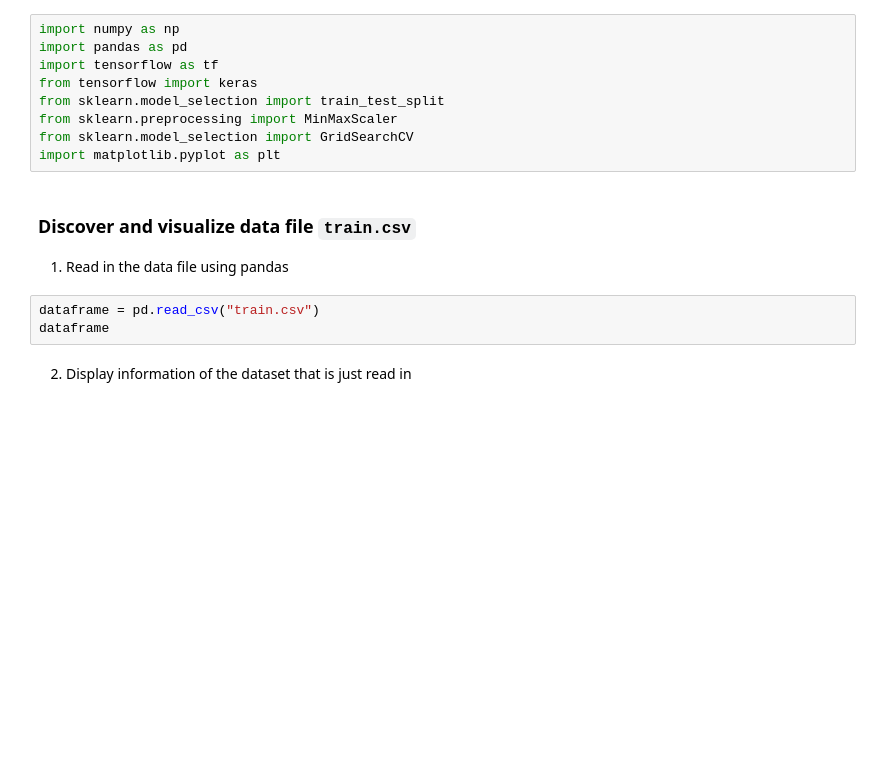
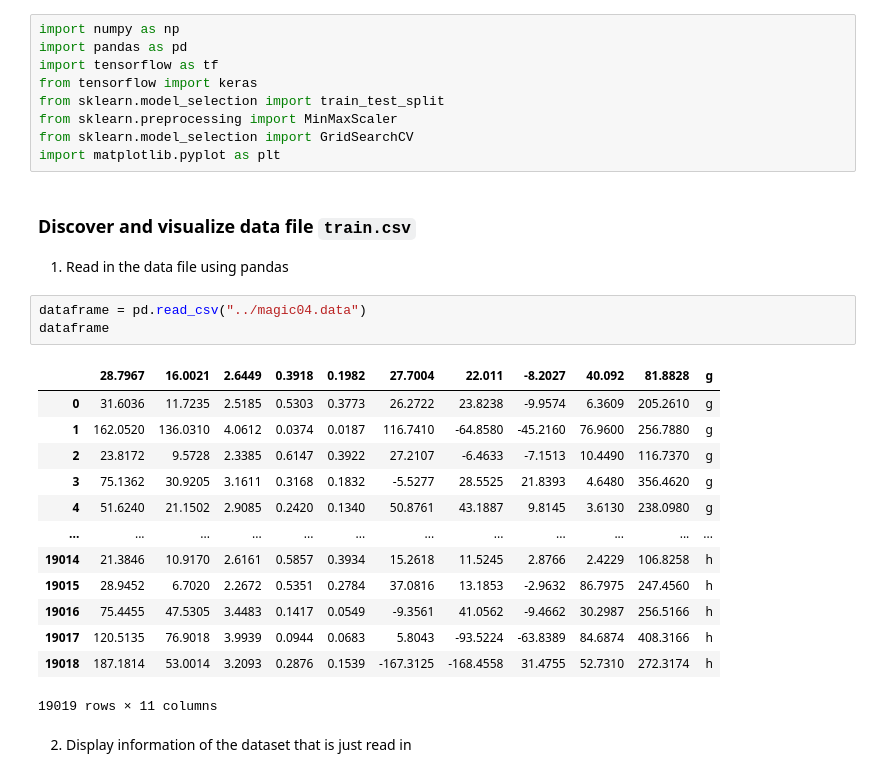
Before and after one commit to vuanhngo14/CSCI316_IndividualA2, a Jupyter notebook: Material_Task2.ipynb, the cells around one changed output. Saved outputs shown, nothing was run; the diff lists cells and outputs as text; blank space fills up the shorter version.

```diff
--- a/Material_Task2.ipynb
+++ b/Material_Task2.ipynb
@@ -13,8 +13,22 @@ import matplotlib.pyplot as plt
 ### Discover and visualize data file `train.csv`
 1. Read in the data file using pandas
 # %%
-dataframe = pd.read_csv("train.csv")
+dataframe = pd.read_csv("../magic04.data")
 dataframe
+# %% [output]
+|  | 28.7967 | 16.0021 | 2.6449 | 0.3918 | 0.1982 | 27.7004 | 22.011 | -8.2027 | 40.092 | 81.8828 | g |
+| 0 | 31.6036 | 11.7235 | 2.5185 | 0.5303 | 0.3773 | 26.2722 | 23.8238 | -9.9574 | 6.3609 | 205.2610 | g |
+| 1 | 162.0520 | 136.0310 | 4.0612 | 0.0374 | 0.0187 | 116.7410 | -64.8580 | -45.2160 | 76.9600 | 256.7880 | g |
+| 2 | 23.8172 | 9.5728 | 2.3385 | 0.6147 | 0.3922 | 27.2107 | -6.4633 | -7.1513 | 10.4490 | 116.7370 | g |
+| 3 | 75.1362 | 30.9205 | 3.1611 | 0.3168 | 0.1832 | -5.5277 | 28.5525 | 21.8393 | 4.6480 | 356.4620 | g |
+| 4 | 51.6240 | 21.1502 | 2.9085 | 0.2420 | 0.1340 | 50.8761 | 43.1887 | 9.8145 | 3.6130 | 238.0980 | g |
+| ... | ... | ... | ... | ... | ... | ... | ... | ... | ... | ... | ... |
+| 19014 | 21.3846 | 10.9170 | 2.6161 | 0.5857 | 0.3934 | 15.2618 | 11.5245 | 2.8766 | 2.4229 | 106.8258 | h |
+| 19015 | 28.9452 | 6.7020 | 2.2672 | 0.5351 | 0.2784 | 37.0816 | 13.1853 | -2.9632 | 86.7975 | 247.4560 | h |
+| 19016 | 75.4455 | 47.5305 | 3.4483 | 0.1417 | 0.0549 | -9.3561 | 41.0562 | -9.4662 | 30.2987 | 256.5166 | h |
+| 19017 | 120.5135 | 76.9018 | 3.9939 | 0.0944 | 0.0683 | 5.8043 | -93.5224 | -63.8389 | 84.6874 | 408.3166 | h |
+| 19018 | 187.1814 | 53.0014 | 3.2093 | 0.2876 | 0.1539 | -167.3125 | -168.4558 | 31.4755 | 52.7310 | 272.3174 | h |
+19019 rows × 11 columns
 # %% [markdown]
 2. Display information of the dataset that is just read in
 # %%
```
Also changed, not shown: parts of 5 cells of this notebook, 1 other file.
